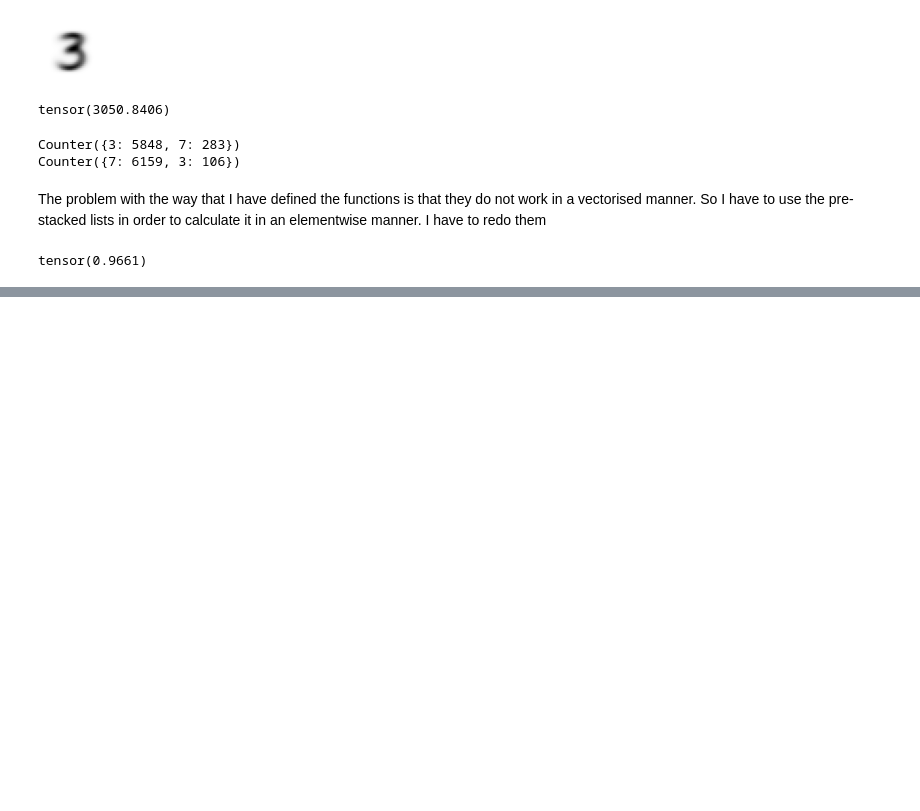
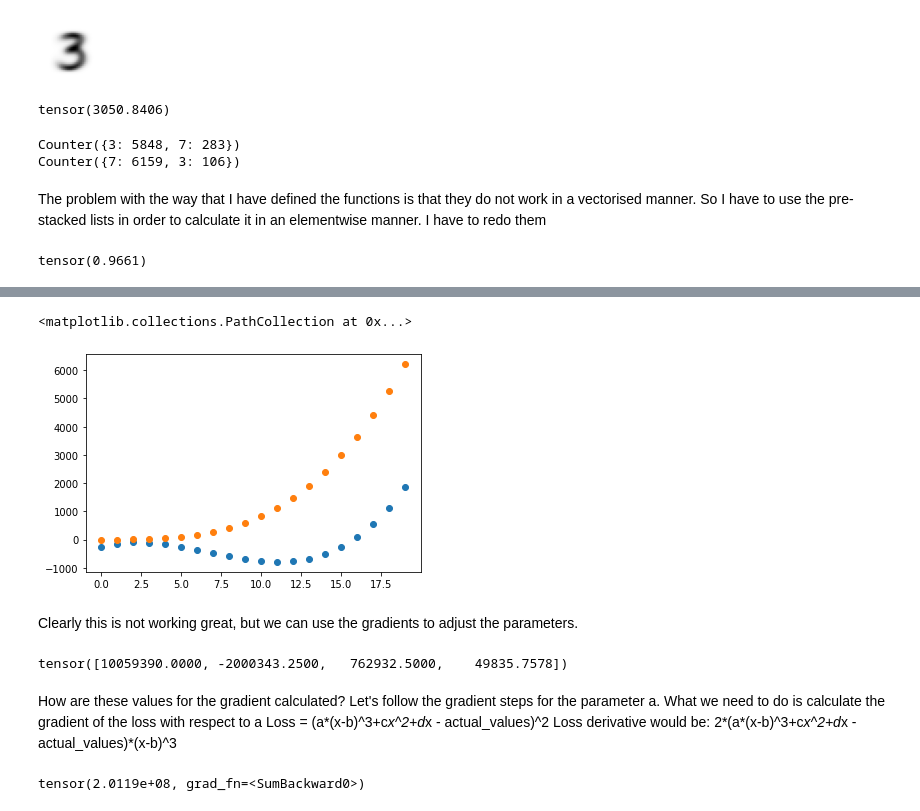
Before and after one commit to george-kan/fastai, a Jupyter notebook: Chapter_4_notes.ipynb, the cells around one changed output, grey strips where cells are left out. Saved outputs shown, nothing was run; the diff lists cells and outputs as text; code cells hidden in the pictures; blank space fills up the shorter version.

```diff
--- a/Chapter_4_notes.ipynb
+++ b/Chapter_4_notes.ipynb
@@ -124,0 +141,16 @@ tensor(0.9661)
+# %%
+def f(t, params):
+    a, b, c, d = params
+    return(a*(t-b)**3+c*t**2+d*t)
+
+#params = torch.randn(4).requires_grad_()
+params = tensor([1., 1., 1., 1.]).requires_grad_()
+my_preds = f(time, params)
+
+plt.scatter(time, values)
+plt.scatter(time, to_np(my_preds))
+# %% [output]
+<matplotlib.collections.PathCollection at 0x...>
+[figure, added]
+# %% [markdown]
+Clearly this is not working great, but we can use the gradients to adjust the parameters.
@@ -124,0 +160,12 @@ tensor(0.9661)
+# %%
+params.grad
+# %% [output]
+tensor([10059390.0000, -2000343.2500,   762932.5000,    49835.7578])
+# %% [markdown]
+How are these values for the gradient calculated? Let's follow the gradient steps for the parameter a. What we need to do is calculate the gradient of the loss with respect to a
+Loss = (a*(x-b)^3+c*x^2+d*x - actual_values)^2
+Loss derivative would be: 2*(a*(x-b)^3+c*x^2+d*x - actual_values)*(x-b)^3
+# %%
+(2*(my_preds - values)*(time-1)**3).sum()
+# %% [output]
+tensor(2.0119e+08, grad_fn=<SumBackward0>)
```
Also changed, not shown: parts of 11 cells of this notebook.
